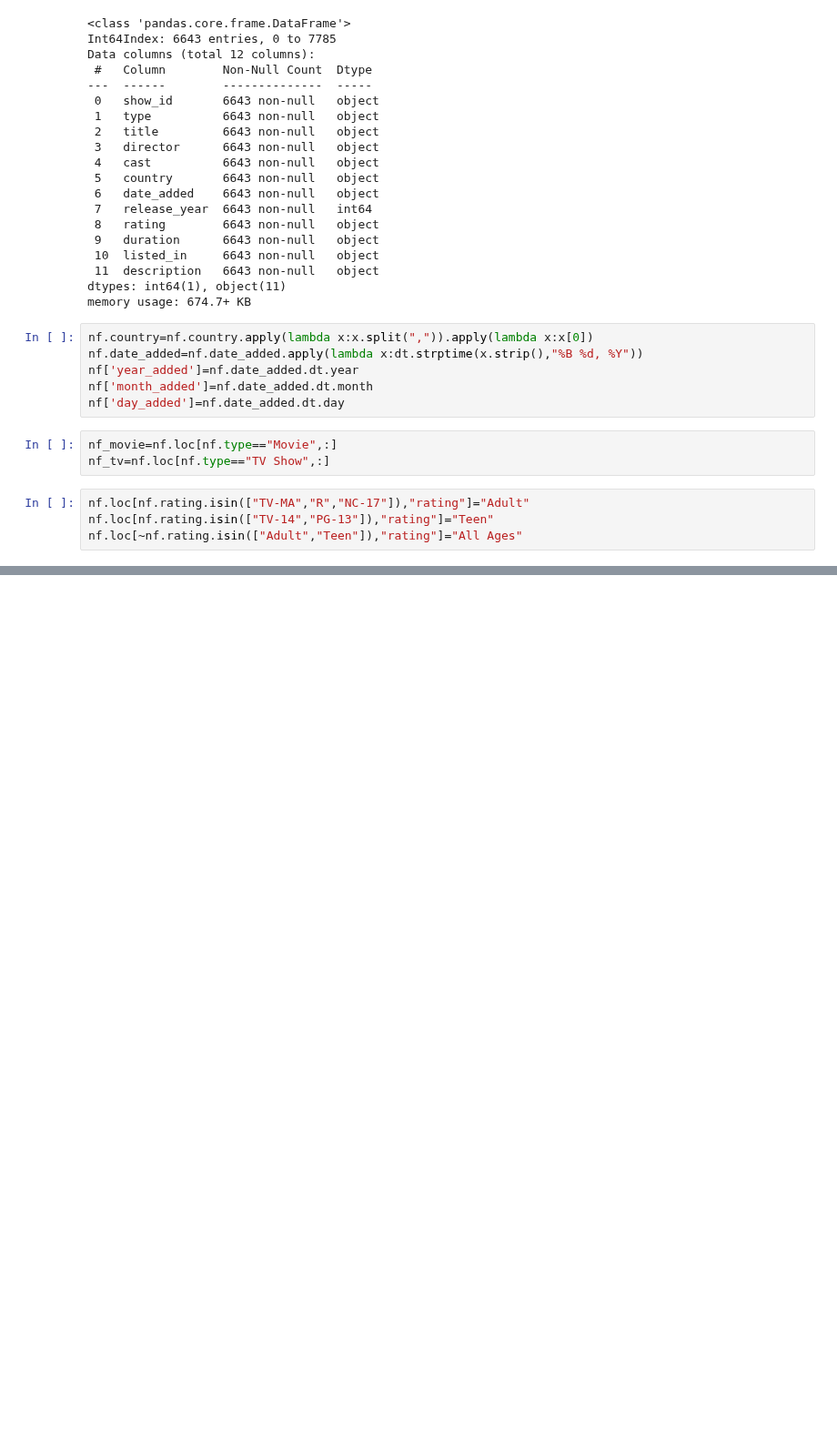
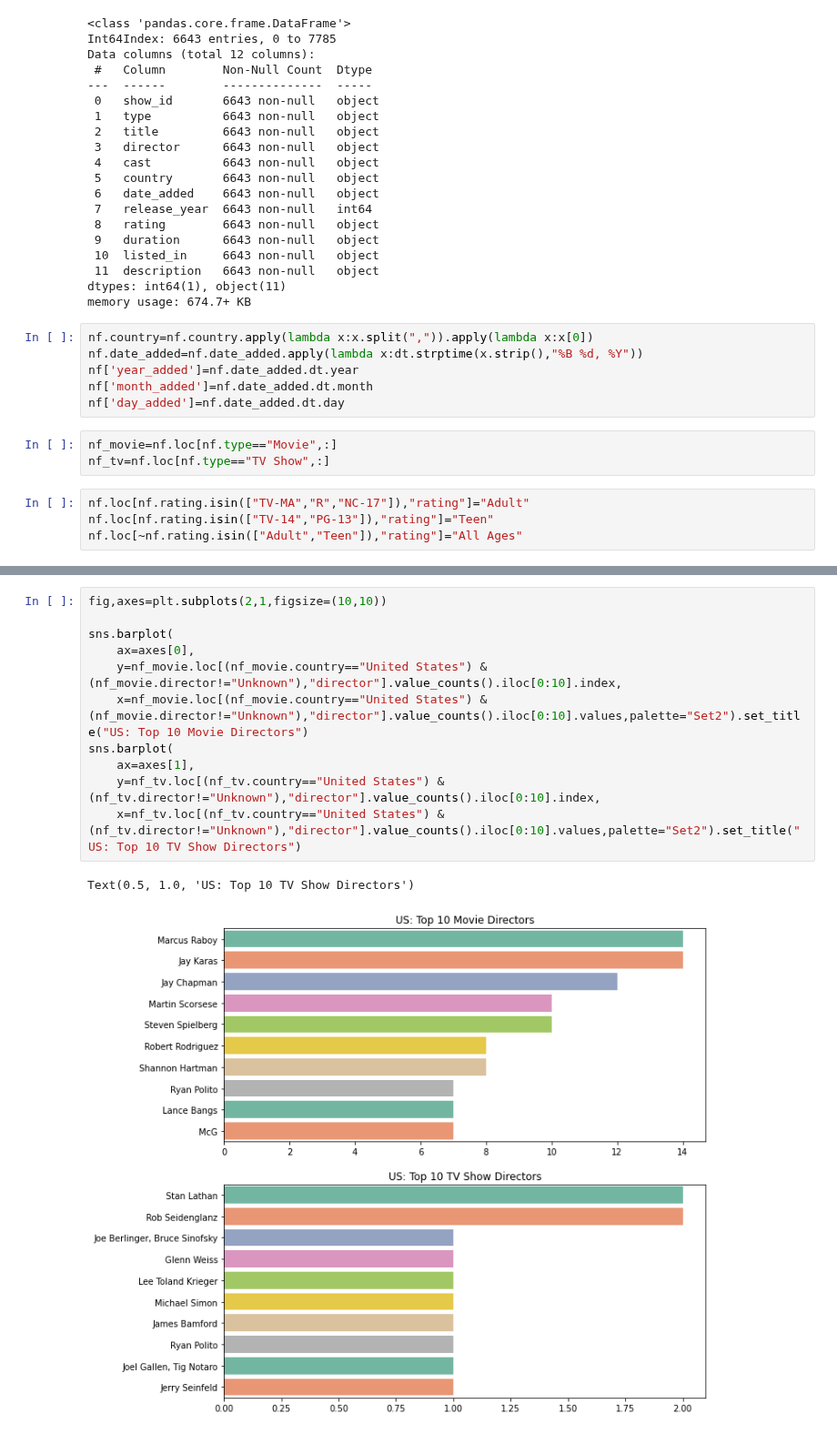
Before and after one commit to xanasa14/MLImplementations, a Jupyter notebook: NetflixVisualization.ipynb, the cells around one changed output, grey strips where cells are left out. Shown at 91% size. Drawn from its saved outputs; the diff is of its cells as text; blank space fills up the shorter version.

```diff
--- a/NetflixVisualization.ipynb
+++ b/NetflixVisualization.ipynb
@@ -57,0 +106,14 @@ nf.loc[~nf.rating.isin(["Adult","Teen"]),"rating"]="All Ages"
+# %%
+fig,axes=plt.subplots(2,1,figsize=(10,10))
+
+sns.barplot(
+    ax=axes[0],
+    y=nf_movie.loc[(nf_movie.country=="United States") & (nf_movie.director!="Unknown"),"director"].value_counts().iloc[0:10].index,
+    x=nf_movie.loc[(nf_movie.country=="United States") & (nf_movie.director!="Unknown"),"director"].value_counts().iloc[0:10].values,palette="Set2").set_title("US: Top 10 Movie Directors")
+sns.barplot(
+    ax=axes[1],
+    y=nf_tv.loc[(nf_tv.country=="United States") & (nf_tv.director!="Unknown"),"director"].value_counts().iloc[0:10].index,
+    x=nf_tv.loc[(nf_tv.country=="United States") & (nf_tv.director!="Unknown"),"director"].value_counts().iloc[0:10].values,palette="Set2").set_title("US: Top 10 TV Show Directors")
+# %% [output]
+Text(0.5, 1.0, 'US: Top 10 TV Show Directors')
+[figure, added]
```
Also changed, not shown: parts of 8 cells of this notebook.
